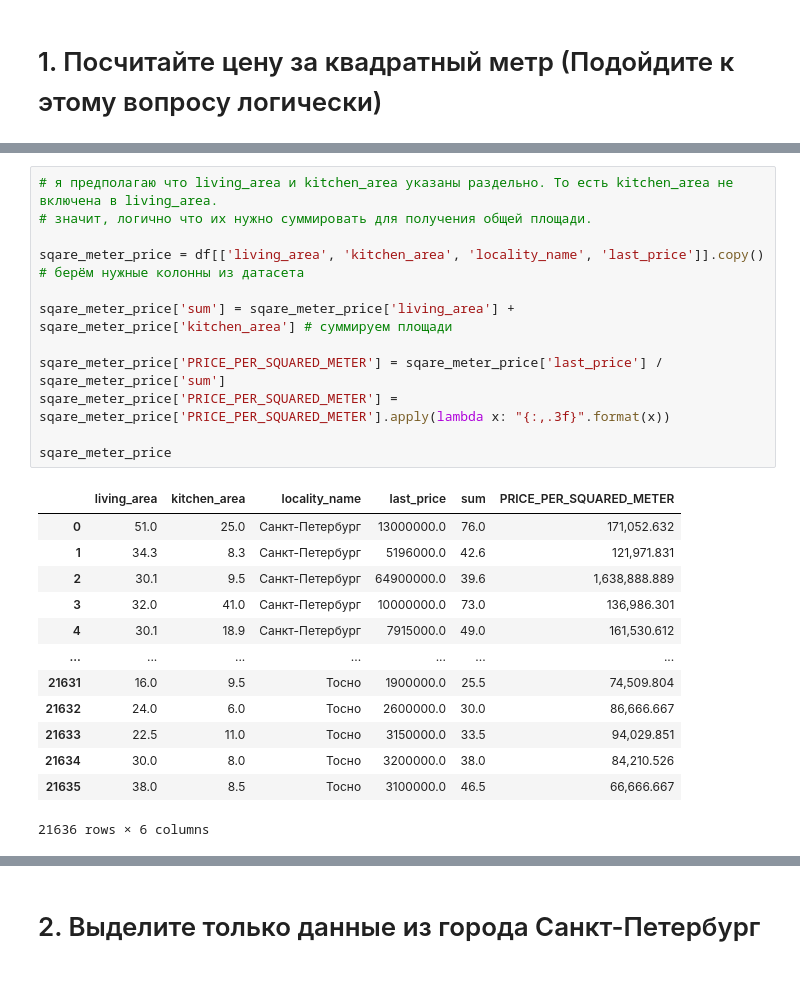
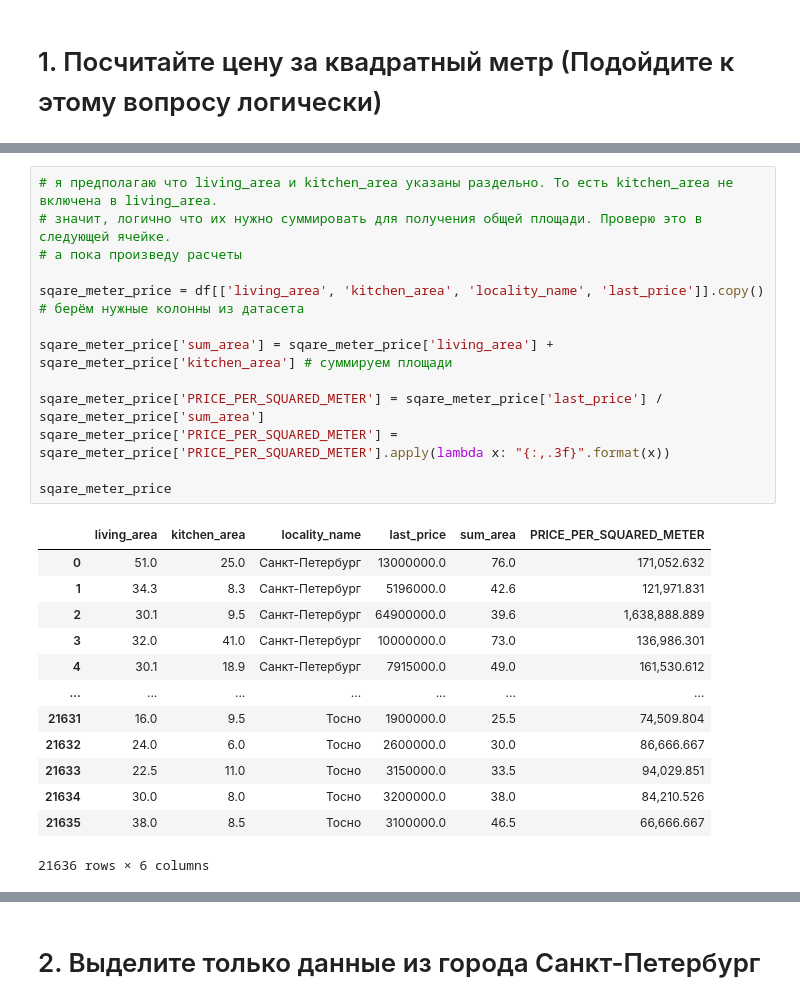
Before and after one commit to gleb-pan/data-analytics-decode, a Jupyter notebook: Python/Submissions/Final_project.ipynb, the cells around one changed output, grey strips where cells are left out. Drawn from its saved outputs; the diff is of its cells as text.

```diff
--- a/Python/Submissions/Final_project.ipynb
+++ b/Python/Submissions/Final_project.ipynb
@@ -285,18 +285,19 @@ dtypes: bool(2), datetime64[ns](1), float64(14), int64(4), object(2)
 memory usage: 3.5+ MB
 # %%
 # я предполагаю что living_area и kitchen_area указаны раздельно. То есть kitchen_area не включена в living_area.
-# значит, логично что их нужно суммировать для получения общей площади.
+# значит, логично что их нужно суммировать для получения общей площади. Проверю это в следующей ячейке.
+# а пока произведу расчеты
 
 sqare_meter_price = df[['living_area', 'kitchen_area', 'locality_name', 'last_price']].copy() # берём нужные колонны из датасета
 
-sqare_meter_price['sum'] = sqare_meter_price['living_area'] + sqare_meter_price['kitchen_area'] # суммируем площади
+sqare_meter_price['sum_area'] = sqare_meter_price['living_area'] + sqare_meter_price['kitchen_area'] # суммируем площади
 
-sqare_meter_price['PRICE_PER_SQUARED_METER'] = sqare_meter_price['last_price'] / sqare_meter_price['sum']
+sqare_meter_price['PRICE_PER_SQUARED_METER'] = sqare_meter_price['last_price'] / sqare_meter_price['sum_area']
 sqare_meter_price['PRICE_PER_SQUARED_METER'] = sqare_meter_price['PRICE_PER_SQUARED_METER'].apply(lambda x: "{:,.3f}".format(x))
 
 sqare_meter_price
 # %% [output]
-|  | living_area | kitchen_area | locality_name | last_price | sum | PRICE_PER_SQUARED_METER |
+|  | living_area | kitchen_area | locality_name | last_price | sum_area | PRICE_PER_SQUARED_METER |
 | 0 | 51.0 | 25.0 | Санкт-Петербург | 13000000.0 | 76.0 | 171,052.632 |
 | 1 | 34.3 | 8.3 | Санкт-Петербург | 5196000.0 | 42.6 | 121,971.831 |
 | 2 | 30.1 | 9.5 | Санкт-Петербург | 64900000.0 | 39.6 | 1,638,888.889 |
```
Also changed, not shown: parts of 19 cells of this notebook.
